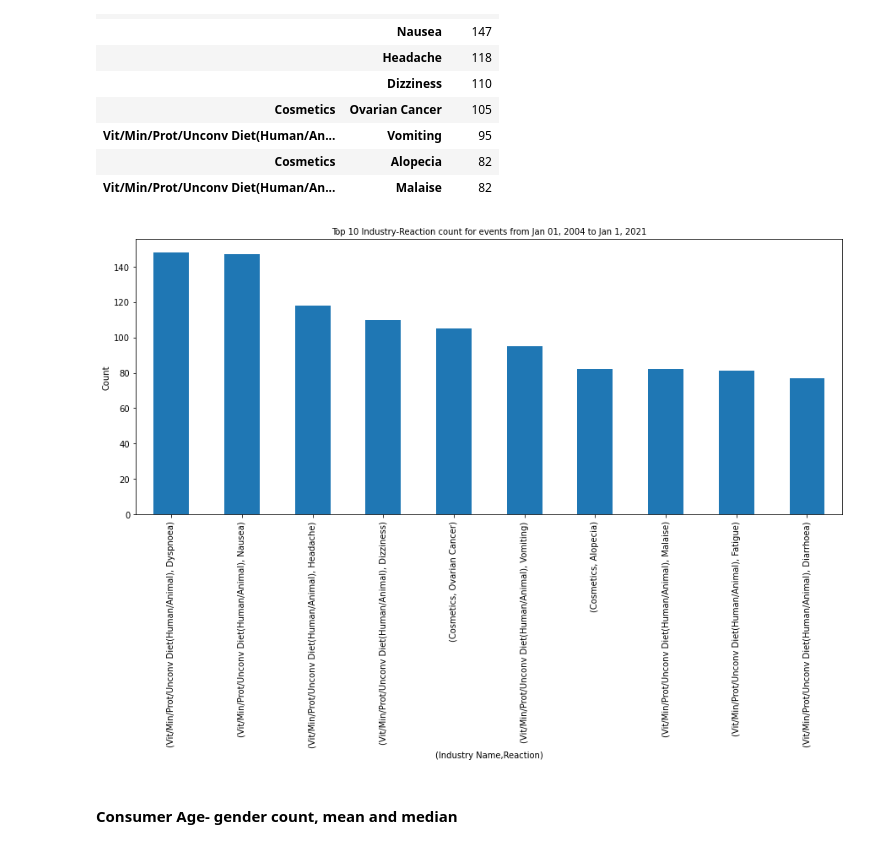
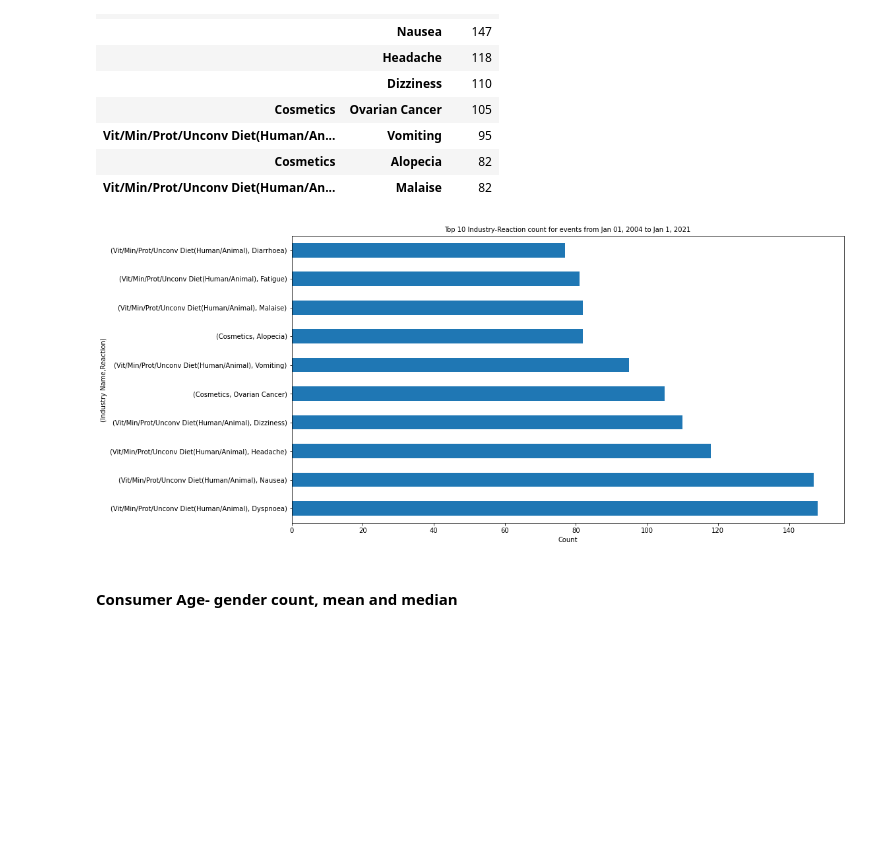
Before and after one commit to rooplaxmidesai/FDA_food, a Jupyter notebook: week_08_homework_project_latest.ipynb, the cells around one changed output. Cells and saved outputs as stored; diff of their text form; code cells hidden in the pictures; blank space fills up the shorter version.

Commit message:
updated code and graphs

```diff
--- a/week_08_homework_project_latest.ipynb
+++ b/week_08_homework_project_latest.ipynb
@@ -281,15 +276,15 @@ display(plot_df.head(8))
 # %%
 # Plot industry report counts from Jan 01, 2004 and Jan 1, 2021
 fig,ax = plt.subplots()
-fig.set_size_inches([15,6])
-merged_df.groupby(['industry_name','reaction']).count()['report_number'].sort_values(ascending=False).head(10).plot.bar(ax=ax)
-ax.set_ylabel("Count")
-ax.set_xlabel("(Industry Name,Reaction)")
+fig.set_size_inches([15,8])
+merged_df.groupby(['industry_name','reaction']).count()['report_number'].sort_values(ascending=False).head(10).plot.barh(ax=ax)
+ax.set_xlabel("Count")
+ax.set_ylabel("(Industry Name,Reaction)")
 ax.set_title("Top 10 Industry-Reaction count for events from Jan 01, 2004 to Jan 1, 2021",fontsize=10)
 #ax.tick_params(axis='x', rotation=90)
 plt.savefig('IndustryReaction_count.png',bbox_inches = 'tight')
 # %% [output]
-[figure, old version]
+[figure, new version]
 # %% [markdown]
 #### Consumer Age- gender count, mean and median
 # %%
```
Also changed, not shown: parts of 6 cells of this notebook.
